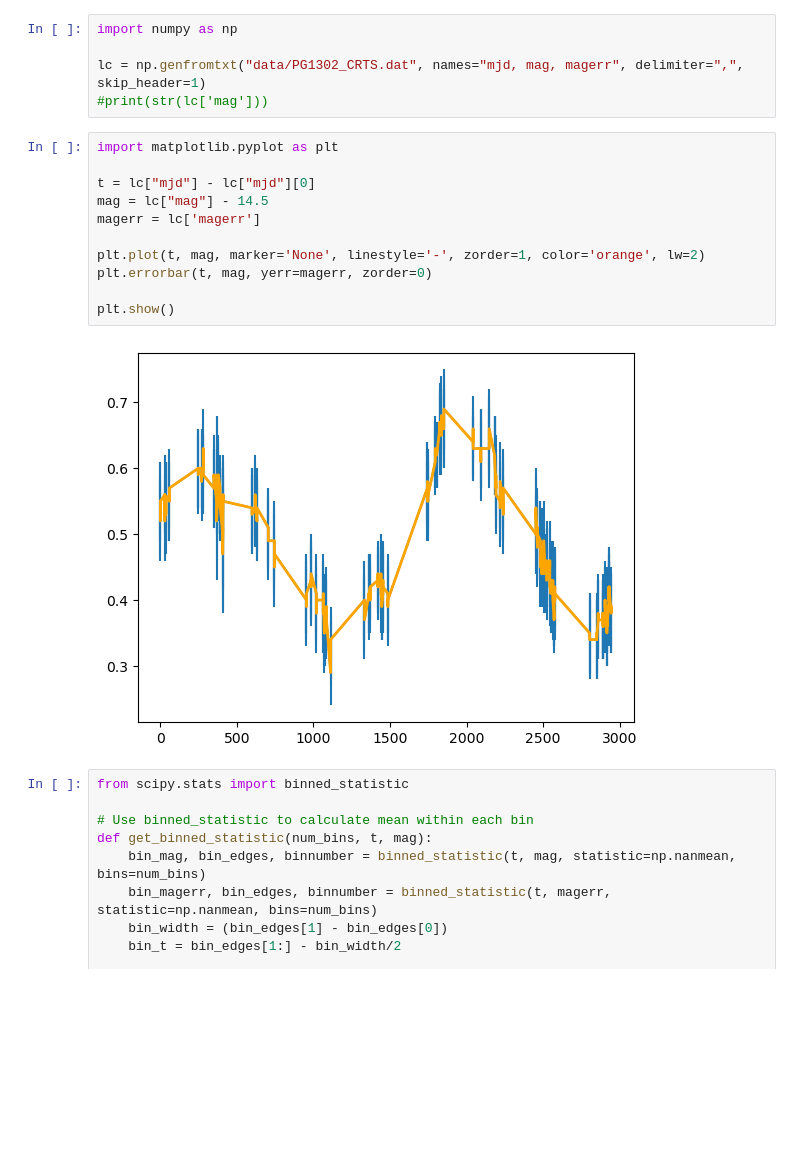
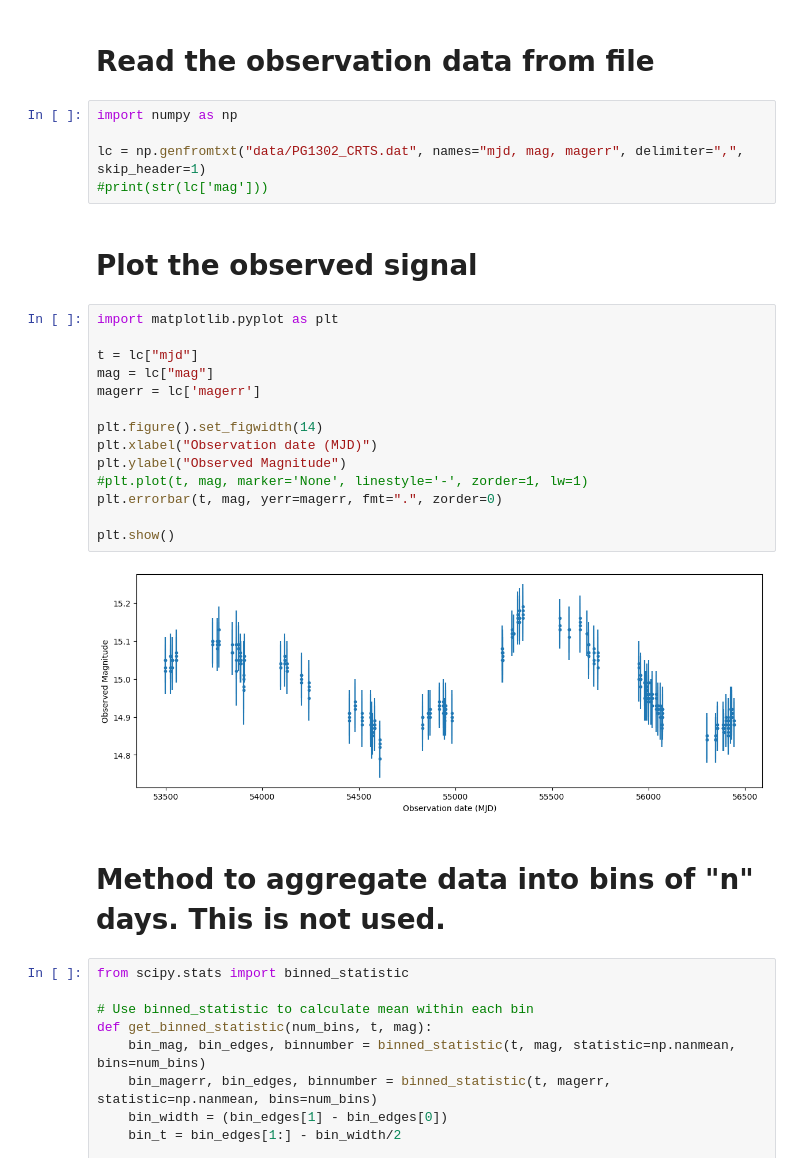
Before and after one commit to skp80286/smbhb_detection, a Jupyter notebook: lomb_scargle_analysis.ipynb, the cells around one changed output. Cells and saved outputs as stored; diff of their text form; blank space fills up the shorter version.

Commit message:
Update comments. improve graphs.

```diff
--- a/lomb_scargle_analysis.ipynb
+++ b/lomb_scargle_analysis.ipynb
@@ -1,21 +1,30 @@
+# %% [markdown]
+# Read the observation data from file
 # %%
 import numpy as np
 
 lc = np.genfromtxt("data/PG1302_CRTS.dat", names="mjd, mag, magerr", delimiter=",", skip_header=1)
 #print(str(lc['mag']))
+# %% [markdown]
+# Plot the observed signal
 # %%
 import matplotlib.pyplot as plt
 
-t = lc["mjd"] - lc["mjd"][0]
-mag = lc["mag"] - 14.5
+t = lc["mjd"]
+mag = lc["mag"]
 magerr = lc['magerr']
 
-plt.plot(t, mag, marker='None', linestyle='-', zorder=1, color='orange', lw=2)
-plt.errorbar(t, mag, yerr=magerr, zorder=0)
+plt.figure().set_figwidth(14)
+plt.xlabel("Observation date (MJD)")
+plt.ylabel("Observed Magnitude")
+#plt.plot(t, mag, marker='None', linestyle='-', zorder=1, lw=1)
+plt.errorbar(t, mag, yerr=magerr, fmt=".", zorder=0)
 
 plt.show()
 # %% [output]
-[figure, old version]
+[figure, new version]
+# %% [markdown]
+# Method to aggregate data into bins of "n" days. This is not used.
 # %%
 from scipy.stats import binned_statistic
 
```
Also changed, not shown: parts of 4 cells of this notebook, 1 other file.
